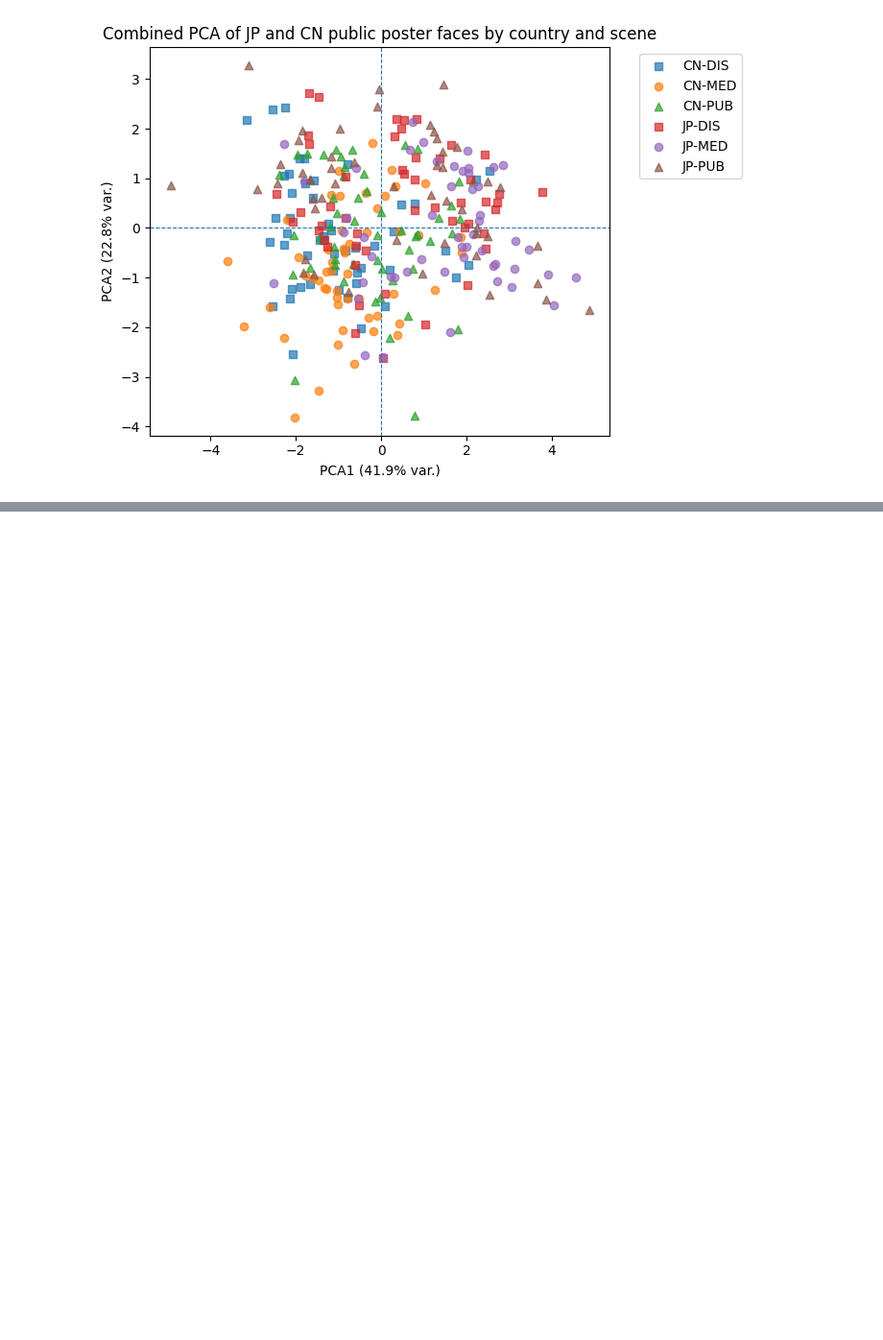
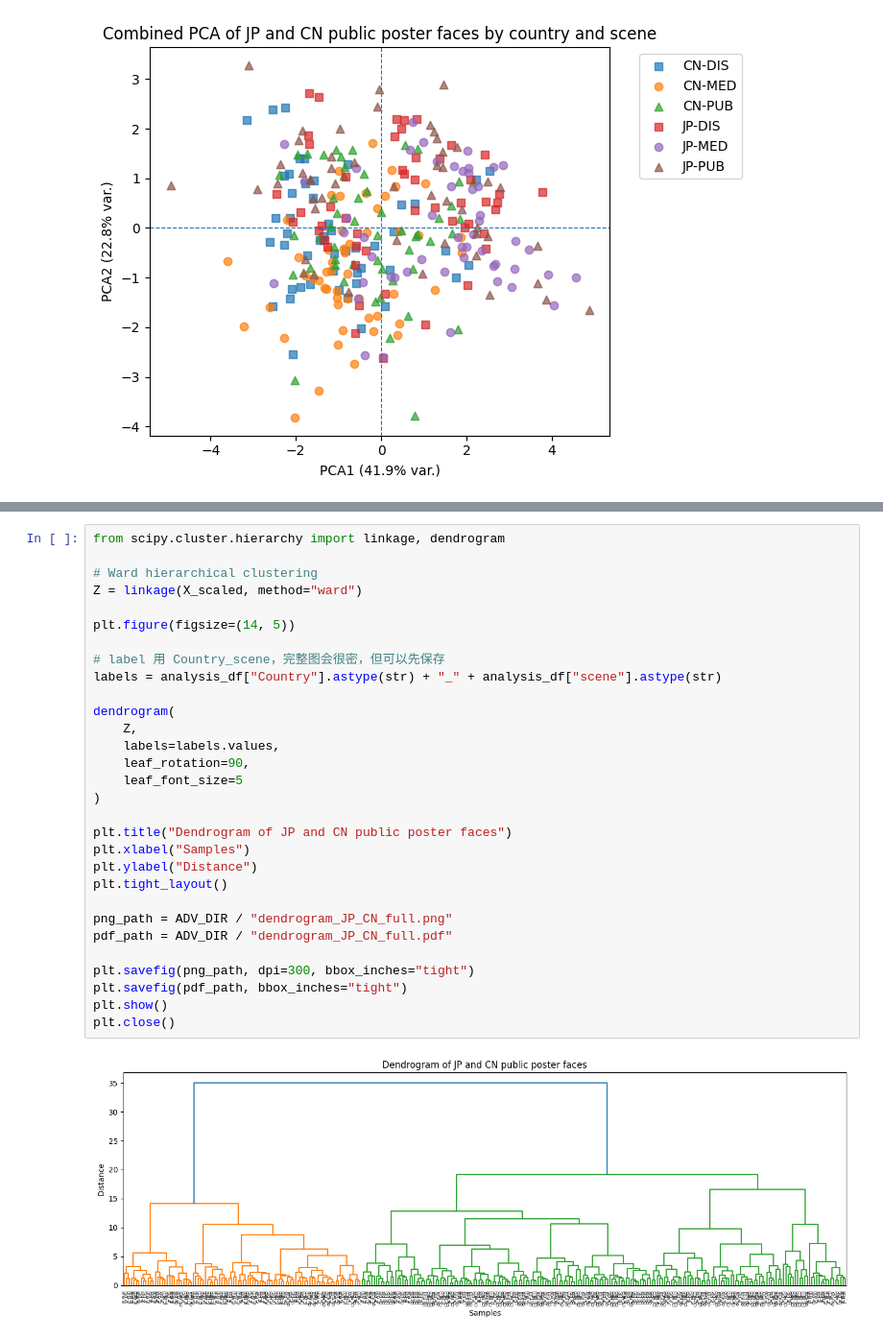
Before and after one commit to lizzie-qing/Avatar-Demo, a Jupyter notebook: poster_face_analysis_compare_JP_CN.ipynb, the cells around one changed output, grey strips where cells are left out. Shown at 96% size. Drawn from its saved outputs; the diff is of its cells as text; blank space fills up the shorter version.

```diff
--- a/poster_face_analysis_compare_JP_CN.ipynb
+++ b/poster_face_analysis_compare_JP_CN.ipynb
@@ -710,0 +889,32 @@ files.download(zip_path + ".zip")
+# %%
+from scipy.cluster.hierarchy import linkage, dendrogram
+
+# Ward hierarchical clustering
+Z = linkage(X_scaled, method="ward")
+
+plt.figure(figsize=(14, 5))
+
+# label 用 Country_scene，完整图会很密，但可以先保存
+labels = analysis_df["Country"].astype(str) + "_" + analysis_df["scene"].astype(str)
+
+dendrogram(
+    Z,
+    labels=labels.values,
+    leaf_rotation=90,
+    leaf_font_size=5
+)
+
+plt.title("Dendrogram of JP and CN public poster faces")
+plt.xlabel("Samples")
+plt.ylabel("Distance")
+plt.tight_layout()
+
+png_path = ADV_DIR / "dendrogram_JP_CN_full.png"
+pdf_path = ADV_DIR / "dendrogram_JP_CN_full.pdf"
+
+plt.savefig(png_path, dpi=300, bbox_inches="tight")
+plt.savefig(pdf_path, bbox_inches="tight")
+plt.show()
+plt.close()
+# %% [output]
+[figure, added]
```
Also changed, not shown: parts of 8 cells of this notebook.
